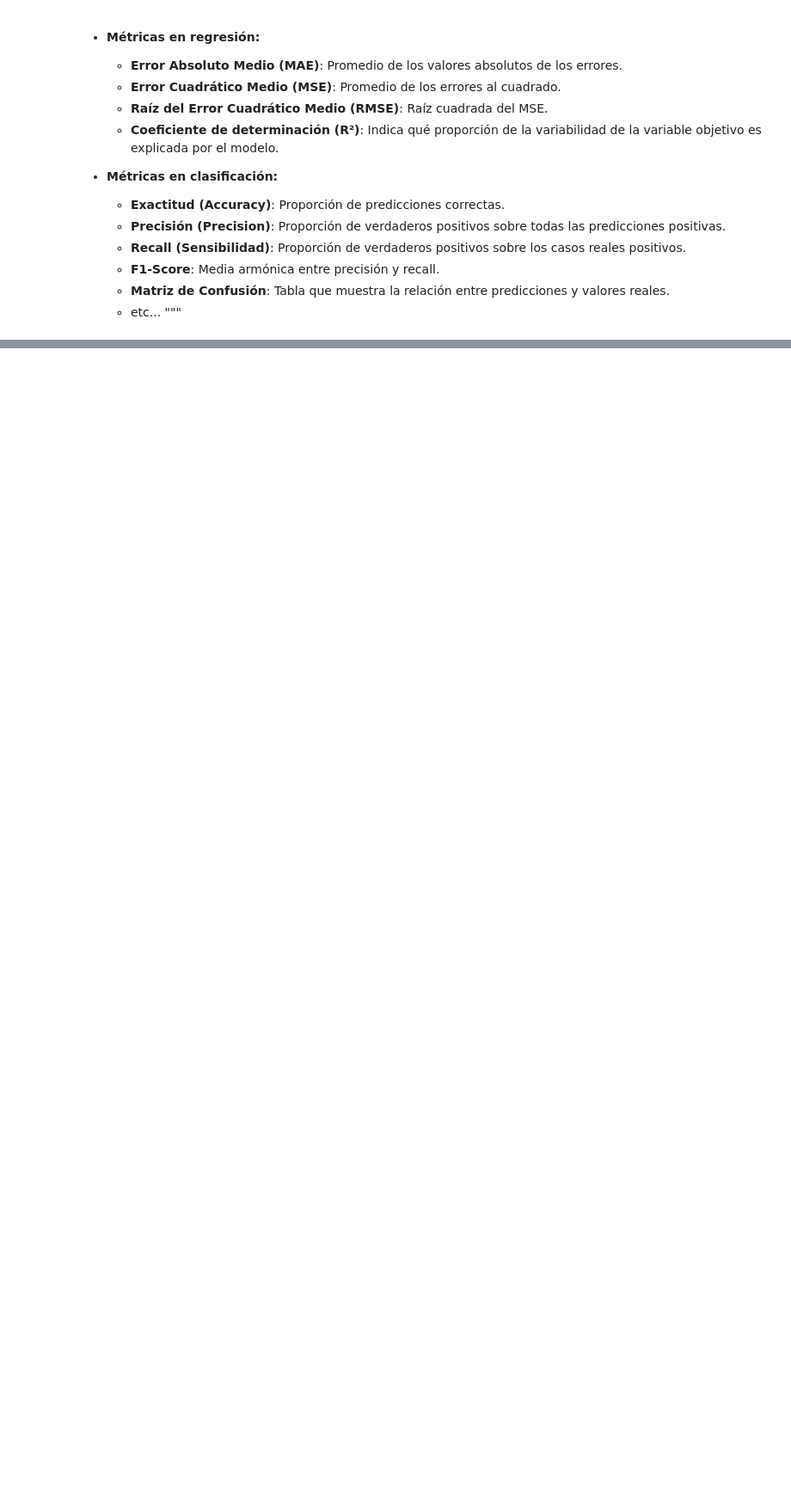
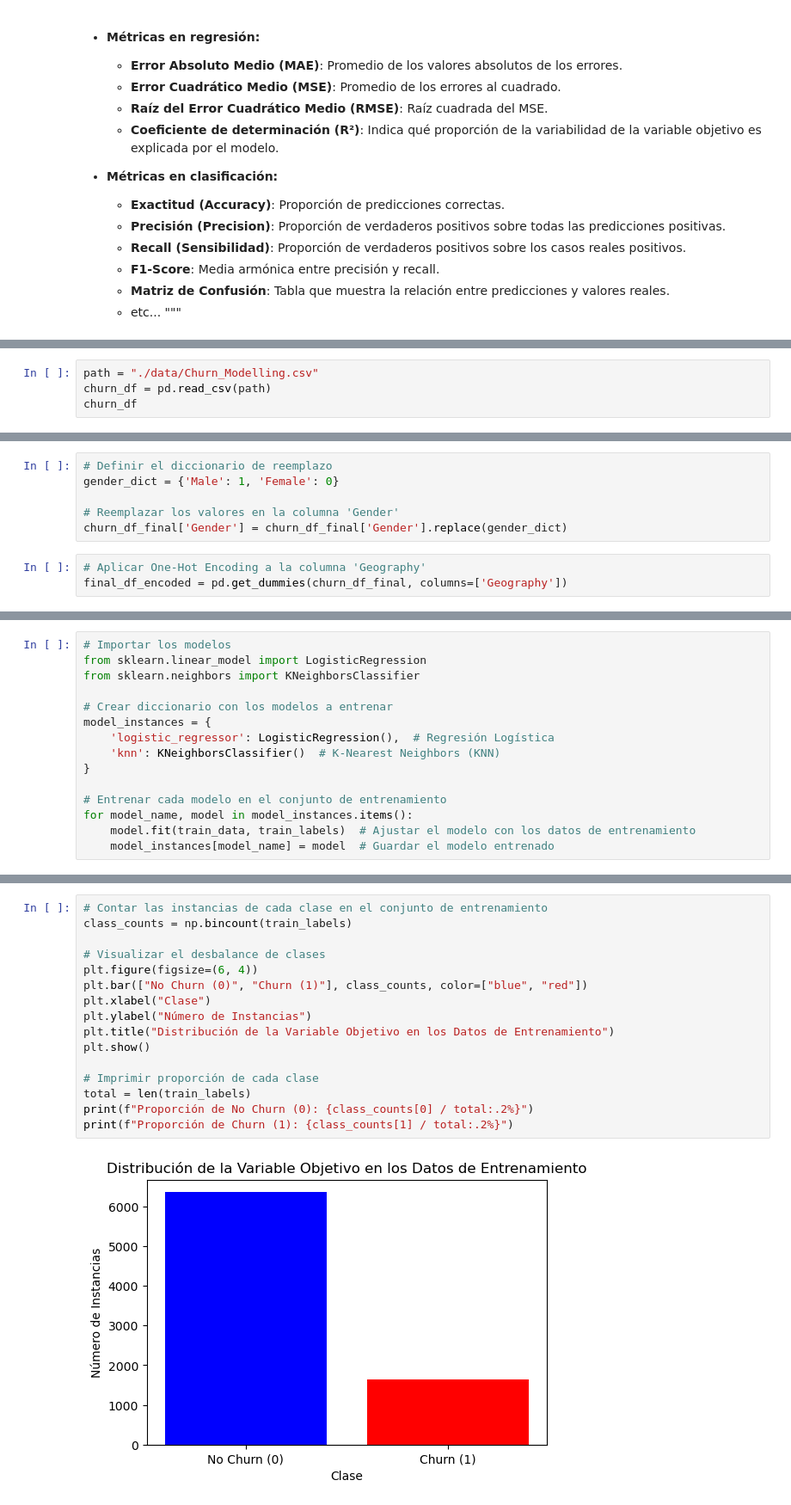
Before and after one commit to JOSE0221/python-statlearning-lab, a Jupyter notebook: week_4/random_forests.ipynb, the cells around one changed output, grey strips where cells are left out. Shown at 86% size. Saved outputs shown, nothing was run; the diff lists cells and outputs as text; blank space fills up the shorter version.

```diff
--- a/week_4/random_forests.ipynb
+++ b/week_4/random_forests.ipynb
@@ -528,0 +107,4 @@ left_split:
+# %%
+path = "./data/Churn_Modelling.csv"
+churn_df = pd.read_csv(path)
+churn_df
@@ -528,0 +162,9 @@ left_split:
+# %%
+# Definir el diccionario de reemplazo
+gender_dict = {'Male': 1, 'Female': 0}
+
+# Reemplazar los valores en la columna 'Gender'
+churn_df_final['Gender'] = churn_df_final['Gender'].replace(gender_dict)
+# %%
+# Aplicar One-Hot Encoding a la columna 'Geography'
+final_df_encoded = pd.get_dummies(churn_df_final, columns=['Geography'])
@@ -528,0 +203,15 @@ left_split:
+# %%
+# Importar los modelos
+from sklearn.linear_model import LogisticRegression
+from sklearn.neighbors import KNeighborsClassifier
+
+# Crear diccionario con los modelos a entrenar
+model_instances = {
+    'logistic_regressor': LogisticRegression(),  # Regresión Logística
+    'knn': KNeighborsClassifier()  # K-Nearest Neighbors (KNN)
+}
+
+# Entrenar cada modelo en el conjunto de entrenamiento
+for model_name, model in model_instances.items():
+    model.fit(train_data, train_labels)  # Ajustar el modelo con los datos de entrenamiento
+    model_instances[model_name] = model  # Guardar el modelo entrenado
@@ -528,0 +392,18 @@ left_split:
+# %%
+# Contar las instancias de cada clase en el conjunto de entrenamiento
+class_counts = np.bincount(train_labels)
+
+# Visualizar el desbalance de clases
+plt.figure(figsize=(6, 4))
+plt.bar(["No Churn (0)", "Churn (1)"], class_counts, color=["blue", "red"])
+plt.xlabel("Clase")
+plt.ylabel("Número de Instancias")
+plt.title("Distribución de la Variable Objetivo en los Datos de Entrenamiento")
+plt.show()
+
+# Imprimir proporción de cada clase
+total = len(train_labels)
+print(f"Proporción de No Churn (0): {class_counts[0] / total:.2%}")
+print(f"Proporción de Churn (1): {class_counts[1] / total:.2%}")
+# %% [output]
+[figure, added]
```
Also changed, not shown: parts of 82 cells of this notebook.
